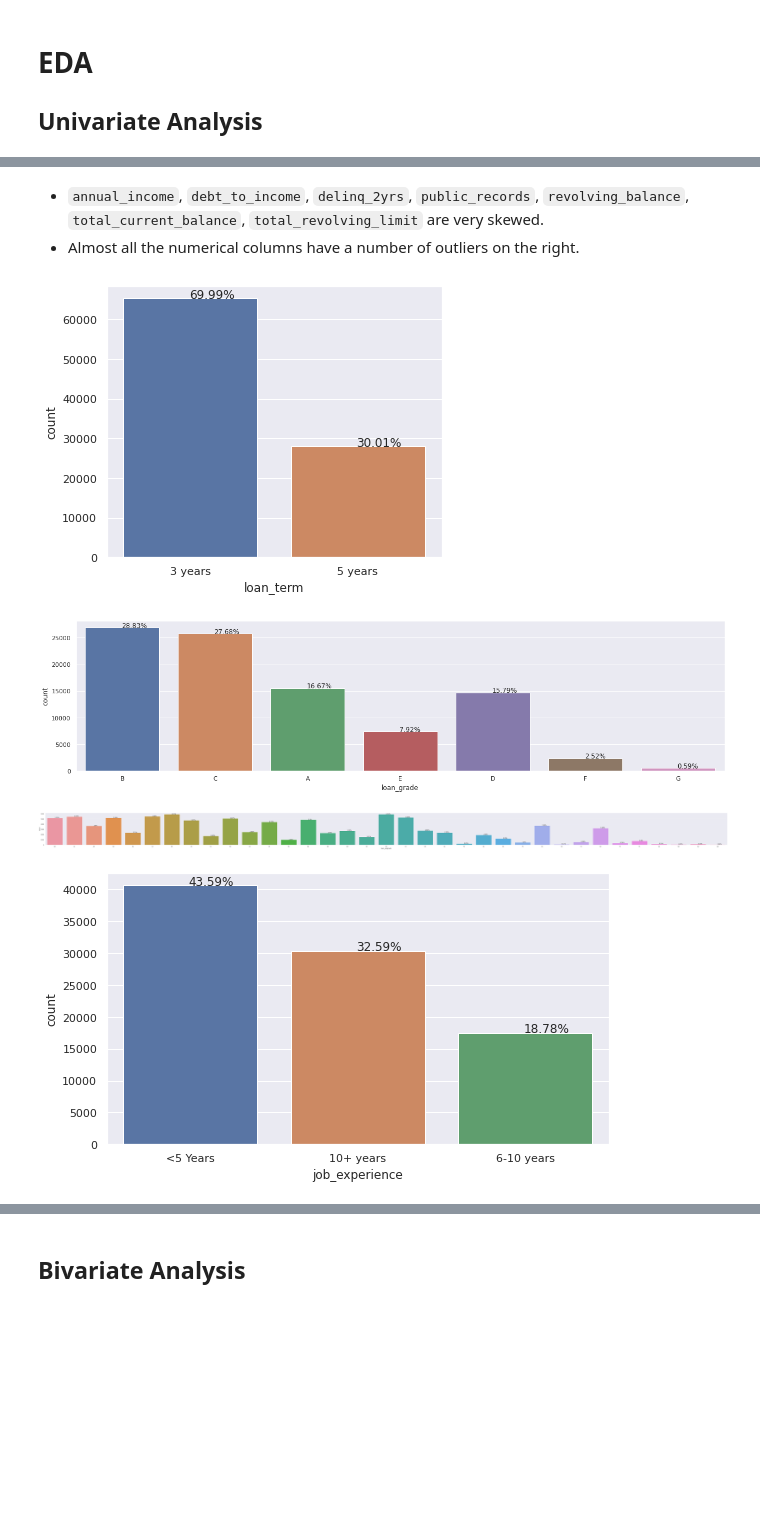
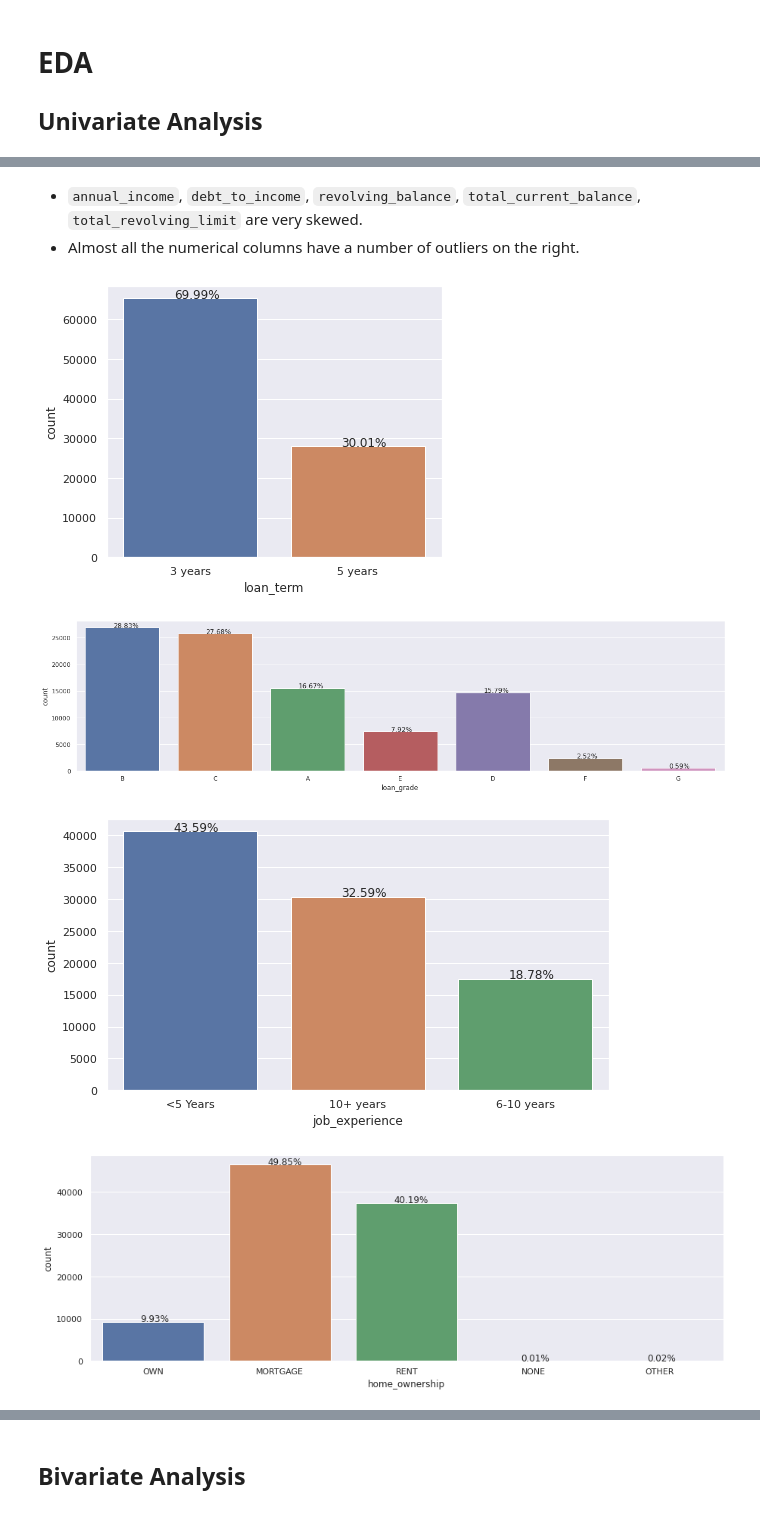
Before and after one commit to liangym2014/Data-science-and-machine-learning, a Jupyter notebook: 8.Hackathon_Loan_Default.ipynb, the cells around one changed output, grey strips where cells are left out. Saved outputs shown, nothing was run; the diff lists cells and outputs as text; code cells hidden in the pictures; blank space fills up the shorter version.

```diff
--- a/8.Hackathon_Loan_Default.ipynb
+++ b/8.Hackathon_Loan_Default.ipynb
@@ -216,10 +216,15 @@ def countplot(col, figsize):
     ax = sns.countplot(x = col, data = df);
     for p in ax.patches:
         perc = str(np.round(p.get_height() / df.shape[0] * 100, 2)) + "%"
-        plt.annotate(perc, (p.get_x() + p.get_width() / 2 - 0.01, p.get_y() + p.get_height()))
+        plt.annotate(perc, (p.get_x() + p.get_width() / 2 - 0.1, p.get_y() + p.get_height()))
 # %%
-num_cols = df.select_dtypes(include = "number").columns
-num_cols = num_cols[:-1]   # exclude default column
+num_cols = list(df.select_dtypes(include = "number").columns)
+
+# exclude columns: default, delinq_2yrs and public_records
+num_cols.remove("default")
+num_cols.remove("delinq_2yrs")
+num_cols.remove("public_records")
+
 for col in num_cols:
     hist_box_plot(col)   # plot histogram and boxplot for numerical columns
 # %% [output]
@@ -238,13 +241,18 @@ for col in num_cols:
 # %% [markdown]
-- `annual_income`, `debt_to_income`, `delinq_2yrs`, `public_records`, `revolving_balance`, `total_current_balance`, `total_revolving_limit` are very skewed.
+- `annual_income`, `debt_to_income`, `revolving_balance`, `total_current_balance`, `total_revolving_limit` are very skewed.
 - Almost all the numerical columns have a number of outliers on the right.
 # %%
 cat_cols = list(df.select_dtypes(include = "object").columns) + ["default"]
+
+# exclude columns: loan_subgrade, state_code
+cat_cols.remove("loan_subgrade")
+cat_cols.remove("state_code")
+
 for col in cat_cols:
     width = df[col].nunique()
     countplot(col, (width * 3, 5))     # plot countplot for categorical columns
 # %% [output]
-[figure, old version]
+[figure, new version]
-[figure, old version]
+[figure, new version]
-[figure, old version]
+[figure, new version]
-[figure, old version]
+[figure, new version]
```
Also changed, not shown: parts of 68 cells of this notebook.
